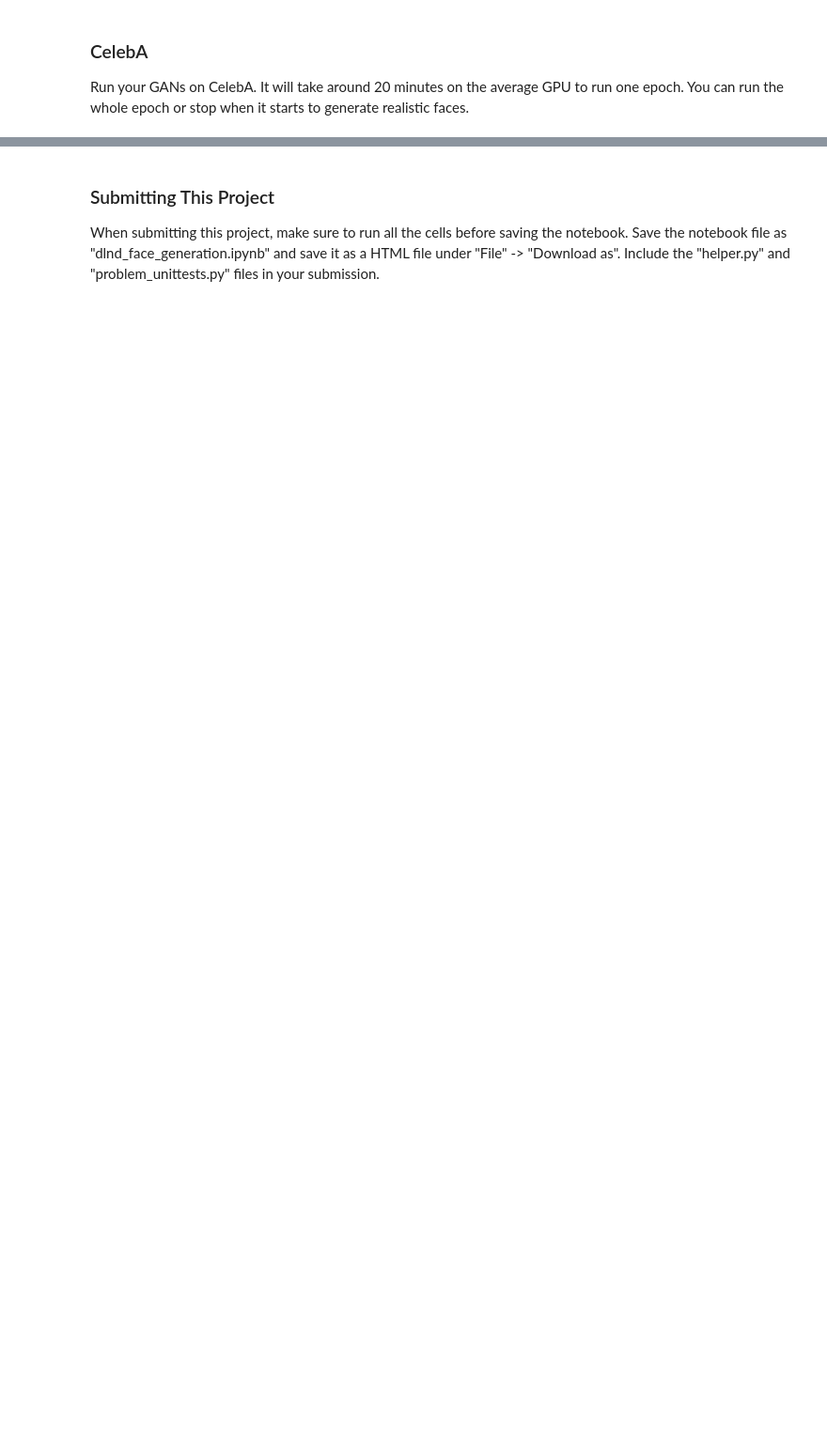
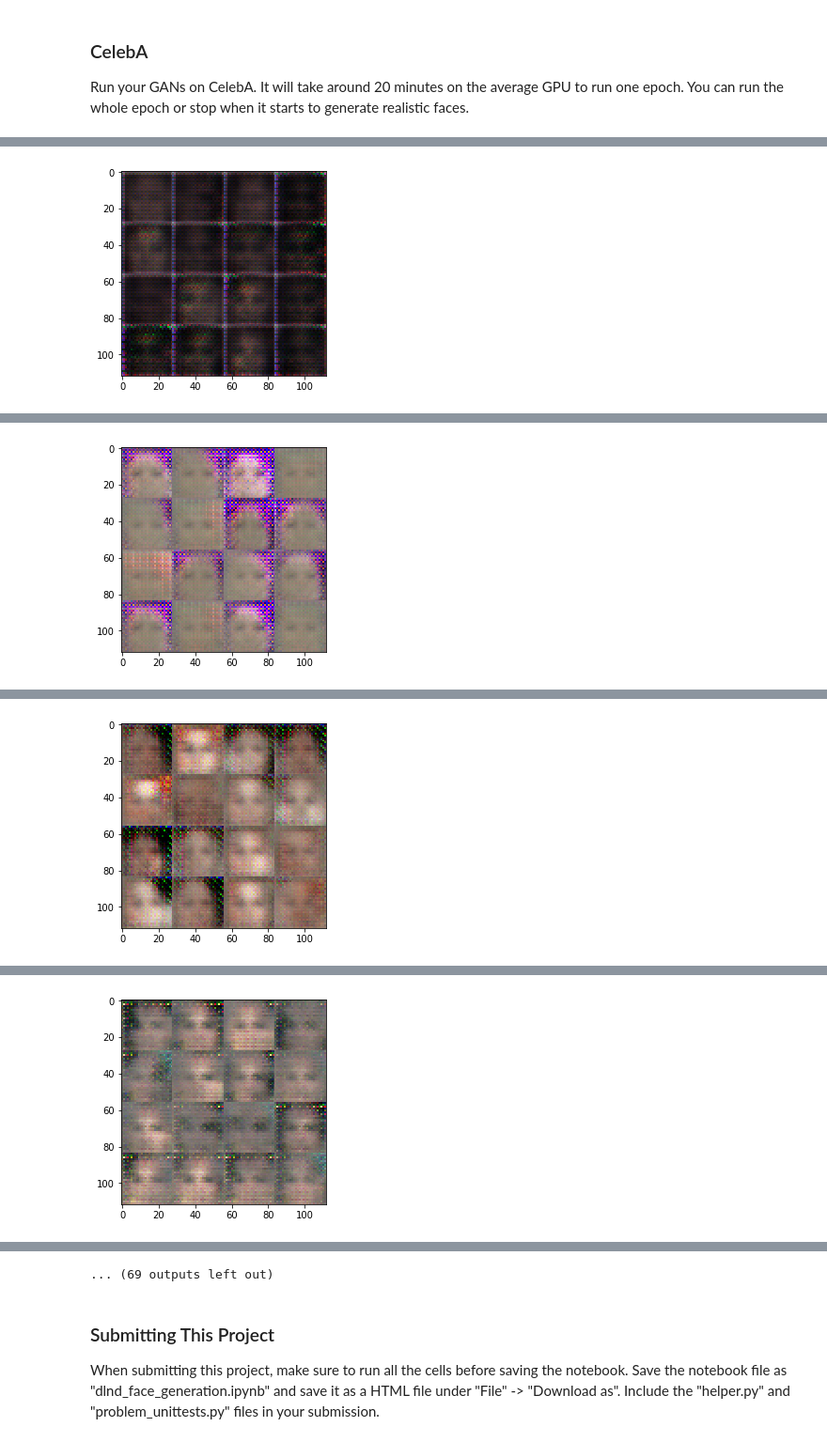
Before and after one commit to jimmy6/deep-learning, a Jupyter notebook: face_generation/dlnd_face_generation.ipynb, the cells around one changed output, grey strips where cells are left out. Shown at 94% size. Cells and saved outputs as stored; diff of their text form; code cells hidden in the pictures; blank space fills up the shorter version.

```diff
--- a/face_generation/dlnd_face_generation.ipynb
+++ b/face_generation/dlnd_face_generation.ipynb
@@ -448,7 +494,7 @@ AttributeError: 'AxesSubplot' object has no attribute 'flatten'
 ### CelebA
 Run your GANs on CelebA.  It will take around 20 minutes on the average GPU to run one epoch.  You can run the whole epoch or stop when it starts to generate realistic faces.
 # %%
-batch_size = 20
+batch_size = 50
 z_dim = 100
 learning_rate = 0.001
 beta1 = 0.5
@@ -463,3 +509,4 @@ celeba_dataset = helper.Dataset('celeba', glob(os.path.join(data_dir, 'img_align
 with tf.Graph().as_default():
     train(epochs, batch_size, z_dim, learning_rate, beta1, celeba_dataset.get_batches,
           celeba_dataset.shape, celeba_dataset.image_mode)
+# %% [output]
@@ -465,0 +523 @@ with tf.Graph().as_default():
+[figure, added]
@@ -465,0 +534 @@ with tf.Graph().as_default():
+[figure, added]
@@ -465,0 +545 @@ with tf.Graph().as_default():
+[figure, added]
@@ -465,0 +556 @@ with tf.Graph().as_default():
+[figure, added]
@@ -466,3 +579,4 @@ with tf.Graph().as_default():
+... (69 outputs left out)
 # %% [markdown]
 ### Submitting This Project
 When submitting this project, make sure to run all the cells before saving the notebook. Save the notebook file as "dlnd_face_generation.ipynb" and save it as a HTML file under "File" -> "Download as". Include the "helper.py" and "problem_unittests.py" files in your submission.
```
Also changed, not shown: parts of 4 cells of this notebook.
